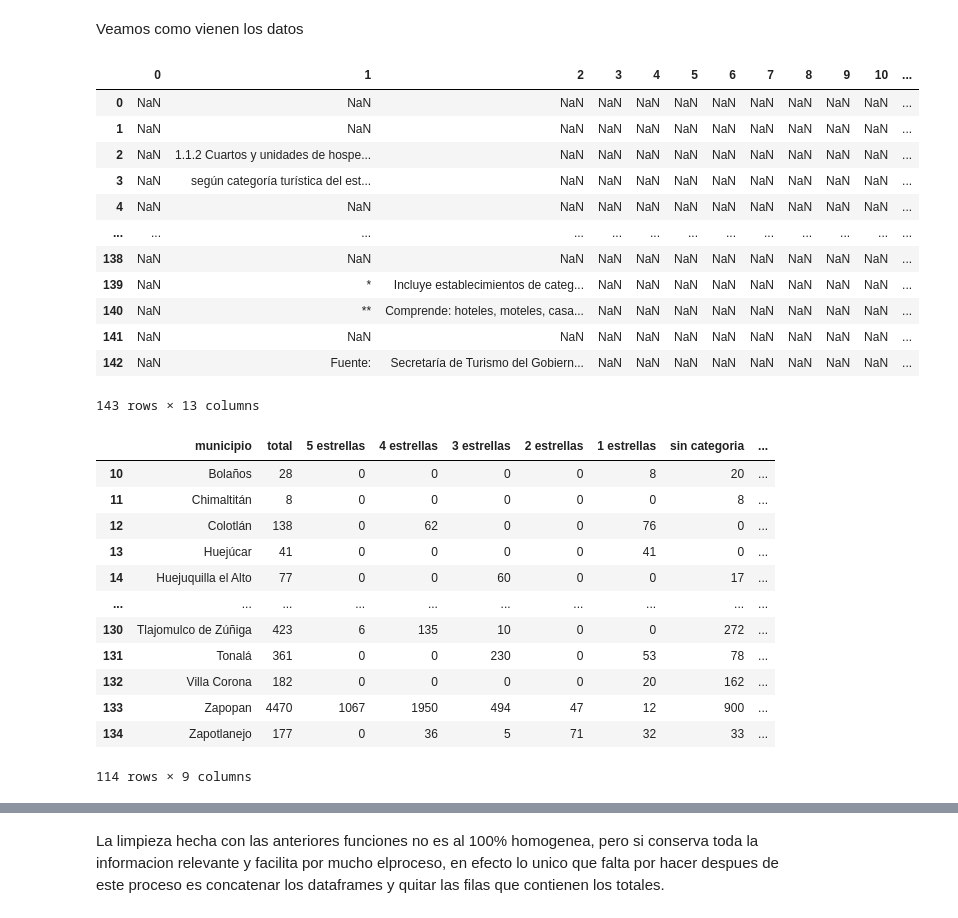
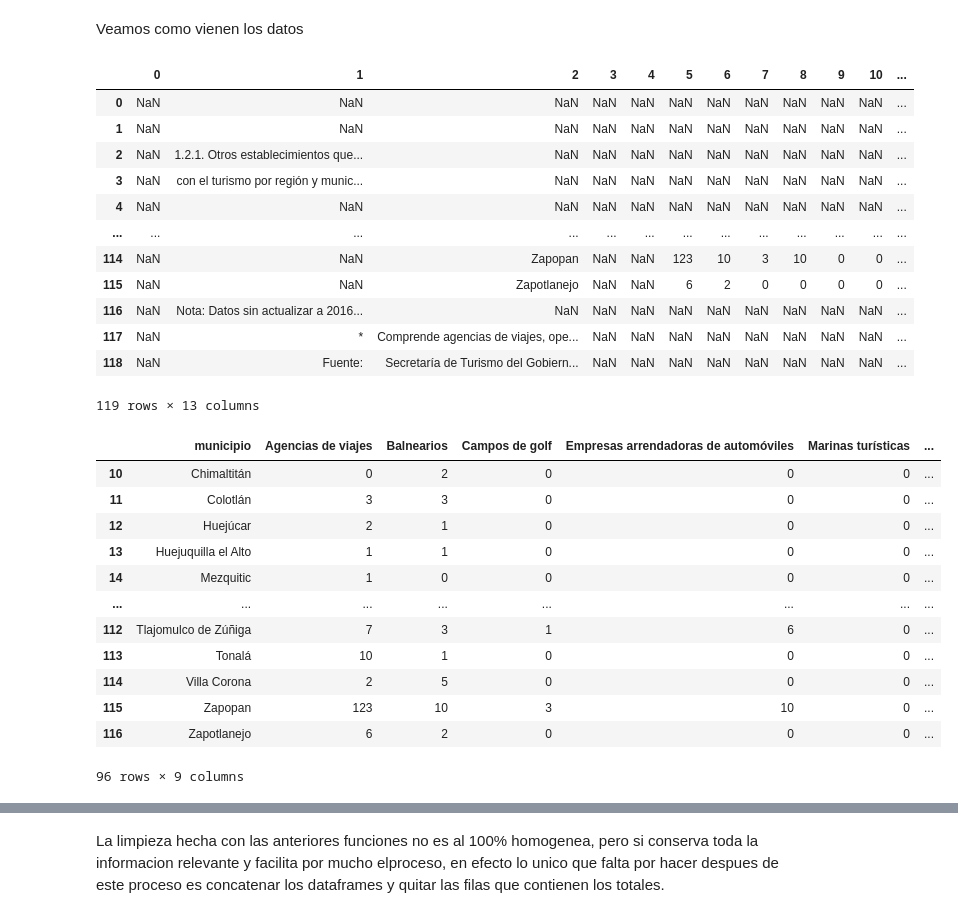
Before and after one commit to matutedevelop/Proyecto_prog_analisis, a Jupyter notebook: clean_xlsx.ipynb, the cells around one changed output, grey strips where cells are left out. Cells and saved outputs as stored; diff of their text form; code cells hidden in the pictures.

Commit message:
Added new  data files  to Servicios_Turisticos_Complementarios and removed test Jupyter notebooks

```diff
--- a/clean_xlsx.ipynb
+++ b/clean_xlsx.ipynb
@@ -40,11 +40,11 @@ raw_data_dir = os.path.join(basedir,'raw_data')
 
 # extraer info de la hoja numero 2 '1.1.1 Establecimientos de hospedaje'
 
-data_sets = get_sets_from_xlsx(raw_data_dir,2)
+data_sets = get_sets_from_xlsx(raw_data_dir,4)
 
 # Sobrescribir el anuario 2013 en la hoja correcta, porque tiene una que recorre todas las hojas portada y no se puede modificar
 
-data_sets[0] = get_sets_from_xlsx(raw_data_dir,3)[0]
+data_sets[0] = get_sets_from_xlsx(raw_data_dir,5)[0]
 # %%
 data_sets[3].head(60)
 # %% [output]
@@ -74,16 +74,16 @@ df1
 |  | 0 | 1 | 2 | 3 | 4 | 5 | 6 | 7 | 8 | 9 | 10 | ... |
 | 0 | NaN | NaN | NaN | NaN | NaN | NaN | NaN | NaN | NaN | NaN | NaN | ... |
 | 1 | NaN | NaN | NaN | NaN | NaN | NaN | NaN | NaN | NaN | NaN | NaN | ... |
-| 2 | NaN | 1.1.2 Cuartos y unidades de hospe... | NaN | NaN | NaN | NaN | NaN | NaN | NaN | NaN | NaN | ... |
-| 3 | NaN | según categoría turística del est... | NaN | NaN | NaN | NaN | NaN | NaN | NaN | NaN | NaN | ... |
+| 2 | NaN | 1.2.1. Otros establecimientos que... | NaN | NaN | NaN | NaN | NaN | NaN | NaN | NaN | NaN | ... |
+| 3 | NaN | con el turismo por región y munic... | NaN | NaN | NaN | NaN | NaN | NaN | NaN | NaN | NaN | ... |
 | 4 | NaN | NaN | NaN | NaN | NaN | NaN | NaN | NaN | NaN | NaN | NaN | ... |
 | ... | ... | ... | ... | ... | ... | ... | ... | ... | ... | ... | ... | ... |
-| 138 | NaN | NaN | NaN | NaN | NaN | NaN | NaN | NaN | NaN | NaN | NaN | ... |
-| 139 | NaN | * | Incluye establecimientos de categ... | NaN | NaN | NaN | NaN | NaN | NaN | NaN | NaN | ... |
-| 140 | NaN | ** | Comprende: hoteles, moteles, casa... | NaN | NaN | NaN | NaN | NaN | NaN | NaN | NaN | ... |
-| 141 | NaN | NaN | NaN | NaN | NaN | NaN | NaN | NaN | NaN | NaN | NaN | ... |
-| 142 | NaN | Fuente: | Secretaría de Turismo del Gobiern... | NaN | NaN | NaN | NaN | NaN | NaN | NaN | NaN | ... |
+| 114 | NaN | NaN | Zapopan | NaN | NaN | 123 | 10 | 3 | 10 | 0 | 0 | ... |
+| 115 | NaN | NaN | Zapotlanejo | NaN | NaN | 6 | 2 | 0 | 0 | 0 | 0 | ... |
+| 116 | NaN | Nota: Datos sin actualizar a 2016... | NaN | NaN | NaN | NaN | NaN | NaN | NaN | NaN | NaN | ... |
+| 117 | NaN | * | Comprende agencias de viajes, ope... | NaN | NaN | NaN | NaN | NaN | NaN | NaN | NaN | ... |
+| 118 | NaN | Fuente: | Secretaría de Turismo del Gobiern... | NaN | NaN | NaN | NaN | NaN | NaN | NaN | NaN | ... |
-143 rows × 13 columns
+119 rows × 13 columns
 # %%
 def filter_dataframe(df,columns):
     """
@@ -123,24 +123,26 @@ def filter_dataframe(df,columns):
     return df
 # %%
 # Test de la funcion
+# columns = ['municipio','total','5 estrellas','4 estrellas','3 estrellas','2 estrellas','1 estrellas','sin categoria','año']
+columns = ["municipio","Agencias de viajes","Balnearios","Campos de golf","Empresas arrendadoras de automóviles","Marinas turísticas","Muelles de atraque","Transportadoras turísticas especializadas","año"]
 
-columns = ['municipio','total','5 estrellas','4 estrellas','3 estrellas','2 estrellas','1 estrellas','sin categoria','año']
+
 df2 = filter_dataframe(data_sets[1],columns)
 df2
 # %% [output]
-|  | municipio | total | 5 estrellas | 4 estrellas | 3 estrellas | 2 estrellas | 1 estrellas | sin categoria | ... |
-| 10 | Bolaños | 28 | 0 | 0 | 0 | 0 | 8 | 20 | ... |
-| 11 | Chimaltitán | 8 | 0 | 0 | 0 | 0 | 0 | 8 | ... |
-| 12 | Colotlán | 138 | 0 | 62 | 0 | 0 | 76 | 0 | ... |
-| 13 | Huejúcar | 41 | 0 | 0 | 0 | 0 | 41 | 0 | ... |
-| 14 | Huejuquilla el Alto | 77 | 0 | 0 | 60 | 0 | 0 | 17 | ... |
-| ... | ... | ... | ... | ... | ... | ... | ... | ... | ... |
-| 130 | Tlajomulco de Zúñiga | 423 | 6 | 135 | 10 | 0 | 0 | 272 | ... |
-| 131 | Tonalá | 361 | 0 | 0 | 230 | 0 | 53 | 78 | ... |
-| 132 | Villa Corona | 182 | 0 | 0 | 0 | 0 | 20 | 162 | ... |
-| 133 | Zapopan | 4470 | 1067 | 1950 | 494 | 47 | 12 | 900 | ... |
-| 134 | Zapotlanejo | 177 | 0 | 36 | 5 | 71 | 32 | 33 | ... |
+|  | municipio | Agencias de viajes | Balnearios | Campos de golf | Empresas arrendadoras de automóviles | Marinas turísticas | ... |
+| 10 | Chimaltitán | 0 | 2 | 0 | 0 | 0 | ... |
+| 11 | Colotlán | 3 | 3 | 0 | 0 | 0 | ... |
+| 12 | Huejúcar | 2 | 1 | 0 | 0 | 0 | ... |
+| 13 | Huejuquilla el Alto | 1 | 1 | 0 | 0 | 0 | ... |
+| 14 | Mezquitic | 1 | 0 | 0 | 0 | 0 | ... |
+| ... | ... | ... | ... | ... | ... | ... | ... |
+| 112 | Tlajomulco de Zúñiga | 7 | 3 | 1 | 6 | 0 | ... |
+| 113 | Tonalá | 10 | 1 | 0 | 0 | 0 | ... |
+| 114 | Villa Corona | 2 | 5 | 0 | 0 | 0 | ... |
+| 115 | Zapopan | 123 | 10 | 3 | 10 | 0 | ... |
+| 116 | Zapotlanejo | 6 | 2 | 0 | 0 | 0 | ... |
-114 rows × 9 columns
+96 rows × 9 columns
 # %%
 # Aplicarla a cada data set
 cleaned_sets = []
```
Also changed, not shown: parts of 4 cells of this notebook, 13 other files.
